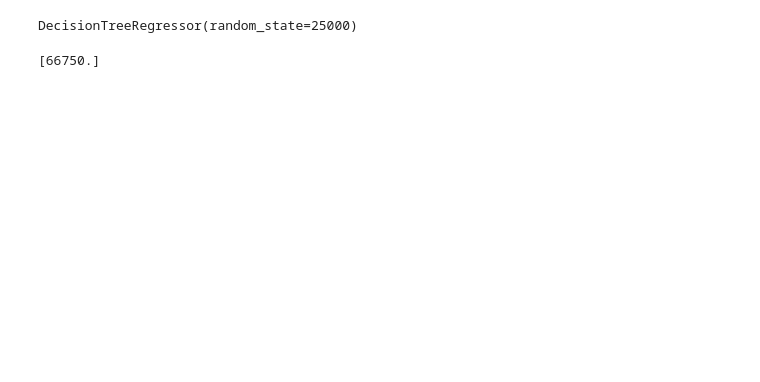
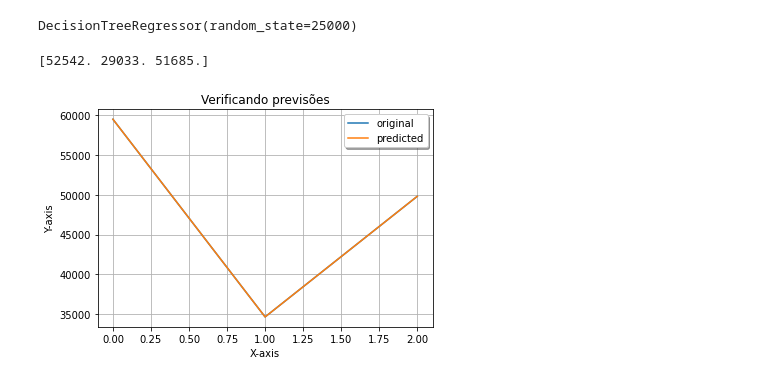
Before and after one commit to roxacarv/edulearn, a Jupyter notebook: Regressão_logistica_e_polinomial.ipynb, the cells around one changed output. Drawn from its saved outputs; the diff is of its cells as text; code cells hidden in the pictures; blank space fills up the shorter version.

```diff
--- a/Regressão_logistica_e_polinomial.ipynb
+++ b/Regressão_logistica_e_polinomial.ipynb
@@ -194,10 +185,23 @@ regressor.fit(X, y)
 # %% [output]
 DecisionTreeRegressor(random_state=25000)
 # %%
-Y_prediction = regressor.predict([[2020]])
+Y_prediction = regressor.predict(X_test)
 print(Y_prediction)
 # %% [output]
-[66750.]
+[52542. 29033. 51685.]
+# %%
+x_ax = range(len(y_test))
+plt.plot(x_ax, y_test, label="original")
+plt.plot(x_ax, y_test, label="predicted")
+plt.title("Verificando previsões")
+plt.xlabel('X-axis')
+plt.ylabel('Y-axis')
+plt.legend(loc='best',fancybox=True, shadow=True)
+plt.grid(True)
+plt.show()
+#As previsões estão alinhadas com os dados
+# %% [output]
+[figure, added]
 # %%
 X_grid = np.arange(min(X), max(X), 0.01)
 X_grid = X_grid.reshape((len(X_grid), 1))
```
Also changed, not shown: parts of 3 cells of this notebook.
